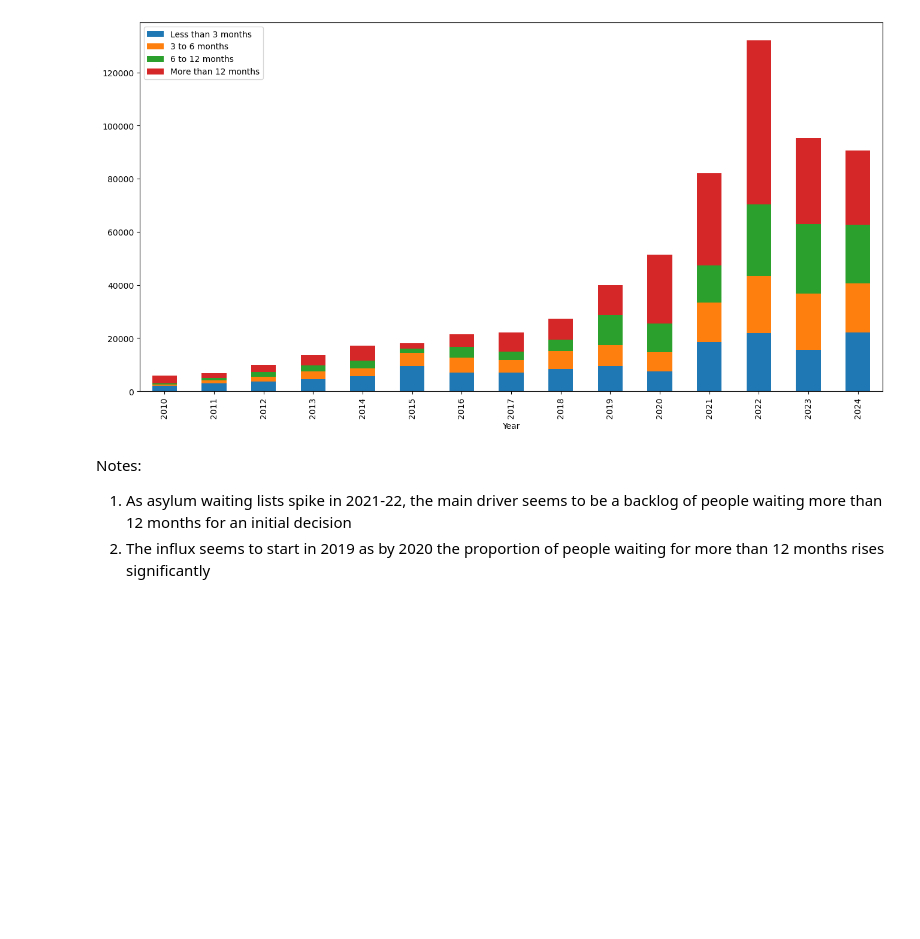
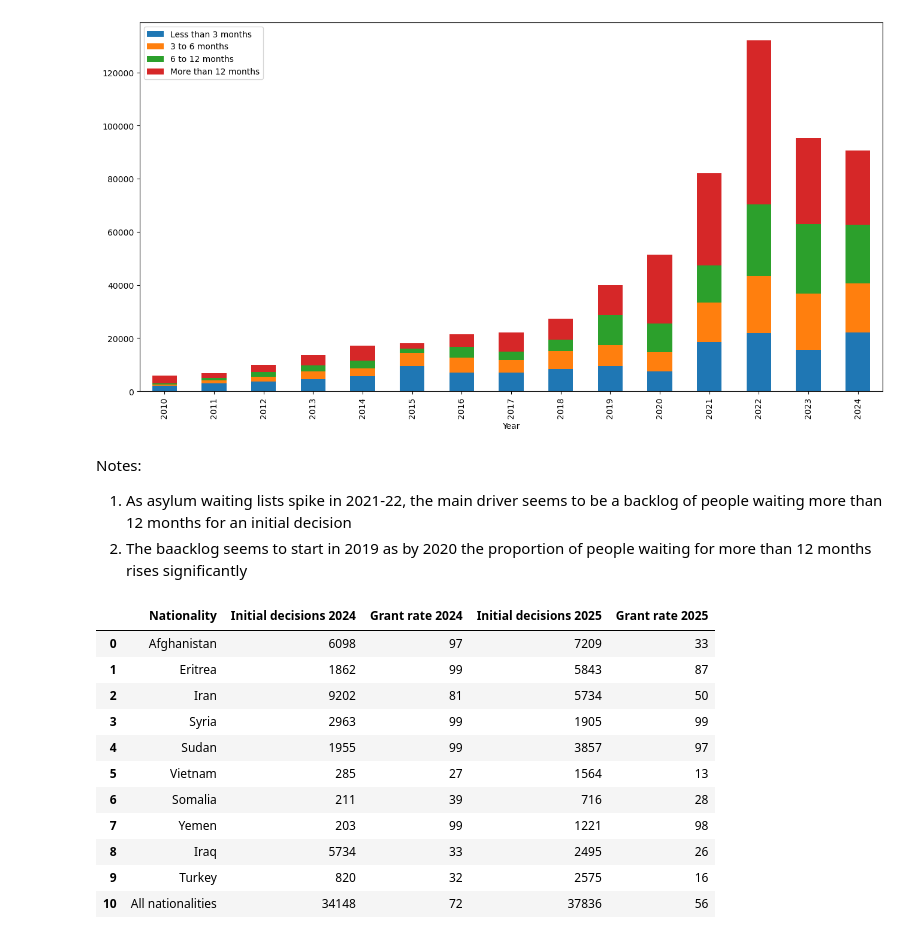
Before and after one commit to esencela/uk-immigration-data-analysis, a Jupyter notebook: notebooks/asylum-exploratory-data-analysis.ipynb, the cells around one changed output. Cells and saved outputs as stored; diff of their text form; code cells hidden in the pictures; blank space fills up the shorter version.

```diff
--- a/notebooks/asylum-exploratory-data-analysis.ipynb
+++ b/notebooks/asylum-exploratory-data-analysis.ipynb
@@ -119,4 +119,20 @@ df_wait_types.plot(kind='bar', stacked=True, x='Year', figsize=(16,8))
 # %% [markdown]
 Notes:
 1. As asylum waiting lists spike in 2021-22, the main driver seems to be a backlog of people waiting more than 12 months for an initial decision
-2. The influx seems to start in 2019 as by 2020 the proportion of people waiting for more than 12 months rises significantly
+2. The baacklog seems to start in 2019 as by 2020 the proportion of people waiting for more than 12 months rises significantly
+# %%
+df_grant = pd.read_csv('../data/asylum-grant-rates.csv')
+df_grant
+# %% [output]
+|  | Nationality | Initial decisions 2024 | Grant rate 2024 | Initial decisions 2025 | Grant rate 2025 |
+| 0 | Afghanistan | 6098 | 97 | 7209 | 33 |
+| 1 | Eritrea | 1862 | 99 | 5843 | 87 |
+| 2 | Iran | 9202 | 81 | 5734 | 50 |
+| 3 | Syria | 2963 | 99 | 1905 | 99 |
+| 4 | Sudan | 1955 | 99 | 3857 | 97 |
+| 5 | Vietnam | 285 | 27 | 1564 | 13 |
+| 6 | Somalia | 211 | 39 | 716 | 28 |
+| 7 | Yemen | 203 | 99 | 1221 | 98 |
+| 8 | Iraq | 5734 | 33 | 2495 | 26 |
+| 9 | Turkey | 820 | 32 | 2575 | 16 |
+| 10 | All nationalities | 34148 | 72 | 37836 | 56 |
```
Also changed, not shown: parts of 4 cells of this notebook, 2 other files.
